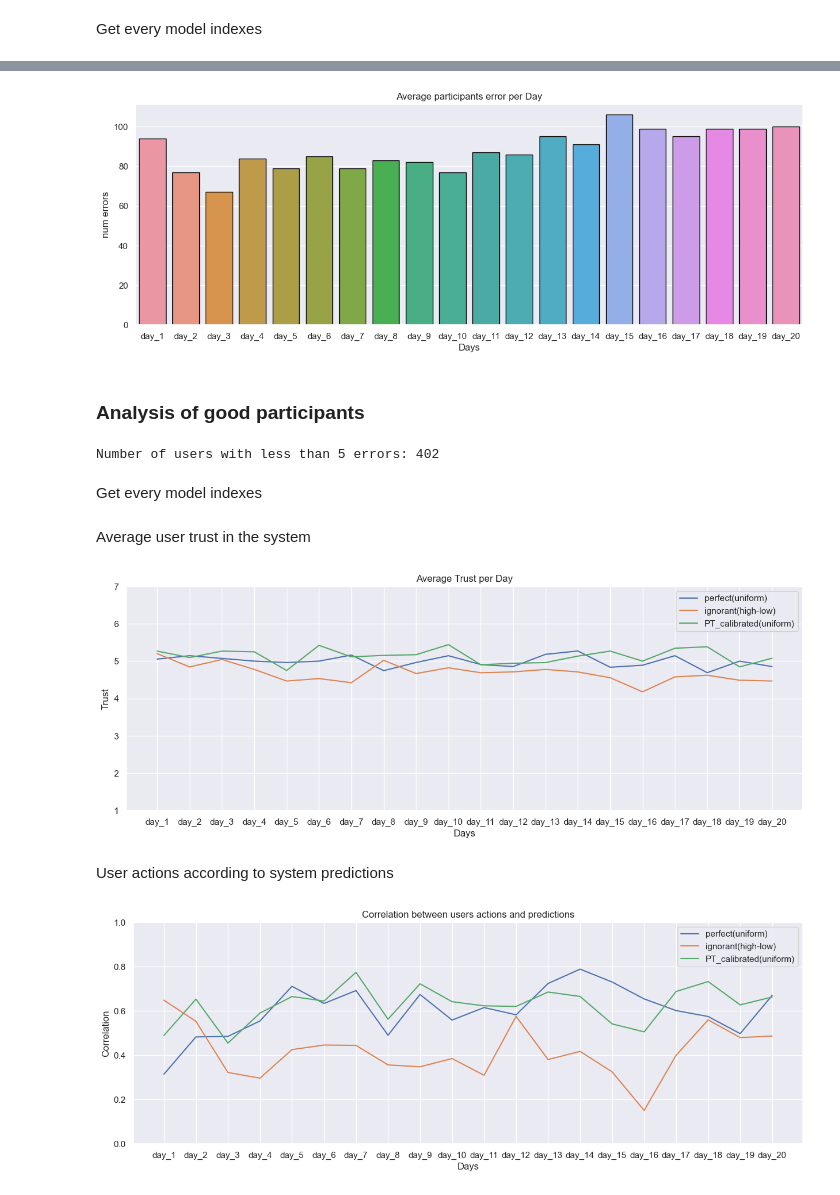
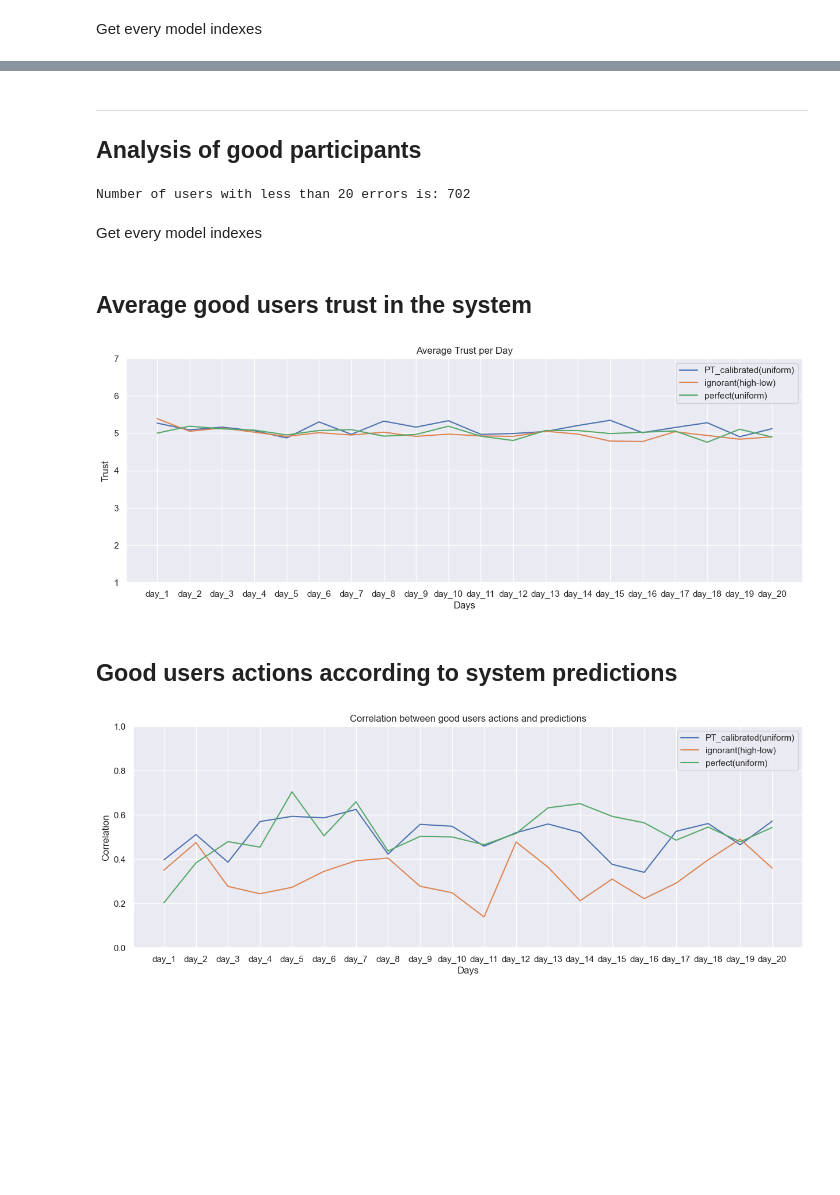
Before and after one commit to MeirNizri/How-Humans-React-to-Calibrated-Predictions, a Jupyter notebook: prob_models_analysis.ipynb, the cells around one changed output, grey strips where cells are left out. Drawn from its saved outputs; the diff is of its cells as text; code cells hidden in the pictures; blank space fills up the shorter version.

Commit message:
update data and and remove Nan before stat check

```diff
--- a/prob_models_analysis.ipynb
+++ b/prob_models_analysis.ipynb
@@ -124,0 +179,10 @@ plt.show()
+# %%
+trust = pd.DataFrame(columns=models_names)
+
+# create dataframe of avg trust of users for each model
+for model in models_names:
+    last_rate_model = last_rate.loc[model_indexes[model]]
+    last_rate_model = last_rate_model.mean(axis=1)
+    trust[model] = last_rate_model.reset_index(drop=True)
+
+trust
@@ -139,25 +238,15 @@ plt.show()
-# %%
-# calculate participants' errors per day
-users_label_error_per_day = (labels != label_test).sum(axis=0)
-users_pred_error_per_day = pred_test.apply(lambda x: (abs(x - preds.loc[x.name]) > 5), axis=1).sum(axis=0)
-users_error_per_day = users_label_error_per_day
-
-# plot participants' error per day
-p = sns.barplot(x=users_error_per_day.index, y=users_error_per_day.values, edgecolor='black')
-p.set(title='Average participants error per Day', ylabel='num errors', xlabel='Days')
-plt.show()
-# %% [output]
-[figure, removed]
 # %% [markdown]
-### Analysis of good participants
+---
+## Analysis of good participants
 # %%
-allowed_errors = 5
-days = 20
+allowed_errors = 20
 
-good_users_idx = users_error[users_error < allowed_errors].index
-print(f'Number of users with less than {allowed_errors} errors: {len(good_users_idx)}')
+good_users_idx = users_error[users_error <= allowed_errors].index
+print(f'Number of users with less than {allowed_errors} errors is: {len(good_users_idx)}')
+# sort from high to low users error in the range index of 100 to 206
+# print(users_error[100:206].sort_values(ascending=False).head(10))
 # %% [output]
-Number of users with less than 5 errors: 402
+Number of users with less than 20 errors is: 702
 # %% [markdown]
 Get every model indexes
 # %%
@@ -169,30 +258,30 @@ model_indexes_good = {}
 for model in models_names:
     model_indexes_good[model] = users_good.index[users_good['model_name'] == model].tolist()
 # %% [markdown]
-Average user trust in the system
+## Average good users trust in the system
 # %%
 # calculate and plot average trust per day for each model
 for model in models_names:
     last_rate_model = last_rate.loc[model_indexes_good[model]]
     last_rate_model_mean = last_rate_model.mean()
-    p = sns.lineplot(x=last_rate.columns[:days], y=last_rate_model_mean[:days],
+    p = sns.lineplot(x=last_rate.columns, y=last_rate_model_mean,
                      dashes=False, markers=True, label=model)
 
 p.set(ylim=(1, 7), title='Average Trust per Day', ylabel='Trust', xlabel='Days')
 plt.show()
 # %% [output]
-[figure, old version]
+[figure, new version]
 # %% [markdown]
-User actions according to system predictions
+## Good users actions according to system predictions
 # %%
 # calculate and plot correlation between model prediction and first_rate for each model
 for model in models_names:
     preds_model = preds.loc[model_indexes_good[model]]
     first_rate_model = first_rate.loc[model_indexes_good[model]]
     cors = preds_model.corrwith(first_rate_model, method='pearson')
-    p = sns.lineplot(x=cors.index[:days], y=cors[:days], dashes=False, markers=True, label=model)
+    p = sns.lineplot(x=cors.index, y=cors, dashes=False, markers=True, label=model)
 
-p.set(ylim=(0,1), title='Correlation between users actions and predictions', ylabel='Correlation', xlabel='Days')
+p.set(ylim=(0,1), title='Correlation between good users actions and predictions', ylabel='Correlation', xlabel='Days')
 plt.show()
 # %% [output]
-[figure, old version]
+[figure, new version]
```
Also changed, not shown: parts of 25 cells of this notebook, 9 other files.
